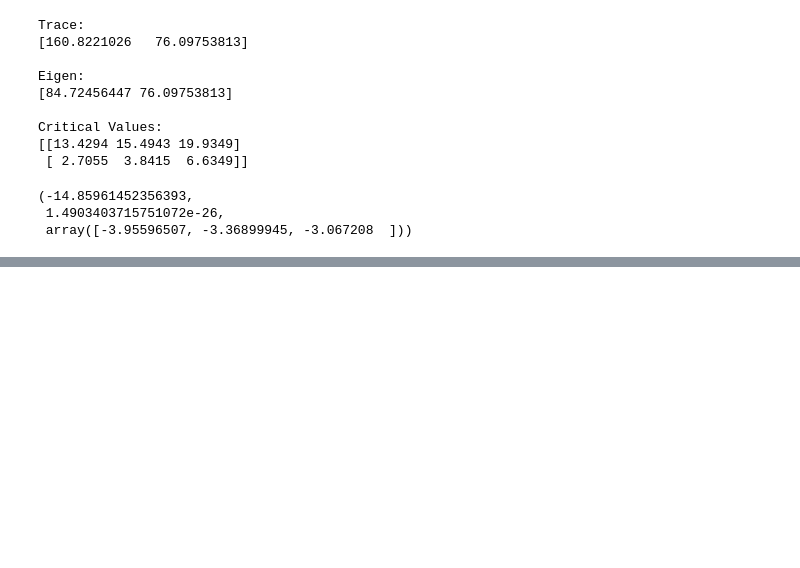
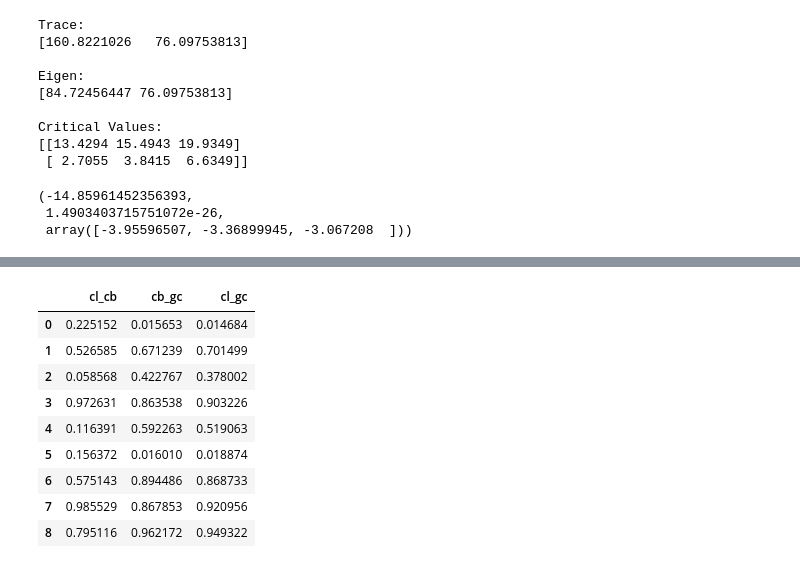
Before and after one commit to daQuincy/Takumi, a Jupyter notebook: 014 - cointegration.ipynb, the cells around one changed output, grey strips where cells are left out. Saved outputs shown, nothing was run; the diff lists cells and outputs as text; code cells hidden in the pictures; blank space fills up the shorter version.

```diff
--- a/014 - cointegration.ipynb
+++ b/014 - cointegration.ipynb
@@ -97,0 +227,13 @@ coint(cl_diff, gc_diff)
+# %%
+pd.DataFrame(adf_results)
+# %% [output]
+|  | cl_cb | cb_gc | cl_gc |
+| 0 | 0.225152 | 0.015653 | 0.014684 |
+| 1 | 0.526585 | 0.671239 | 0.701499 |
+| 2 | 0.058568 | 0.422767 | 0.378002 |
+| 3 | 0.972631 | 0.863538 | 0.903226 |
+| 4 | 0.116391 | 0.592263 | 0.519063 |
+| 5 | 0.156372 | 0.016010 | 0.018874 |
+| 6 | 0.575143 | 0.894486 | 0.868733 |
+| 7 | 0.985529 | 0.867853 | 0.920956 |
+| 8 | 0.795116 | 0.962172 | 0.949322 |
```
Also changed, not shown: parts of 6 cells of this notebook, 2 other files.
